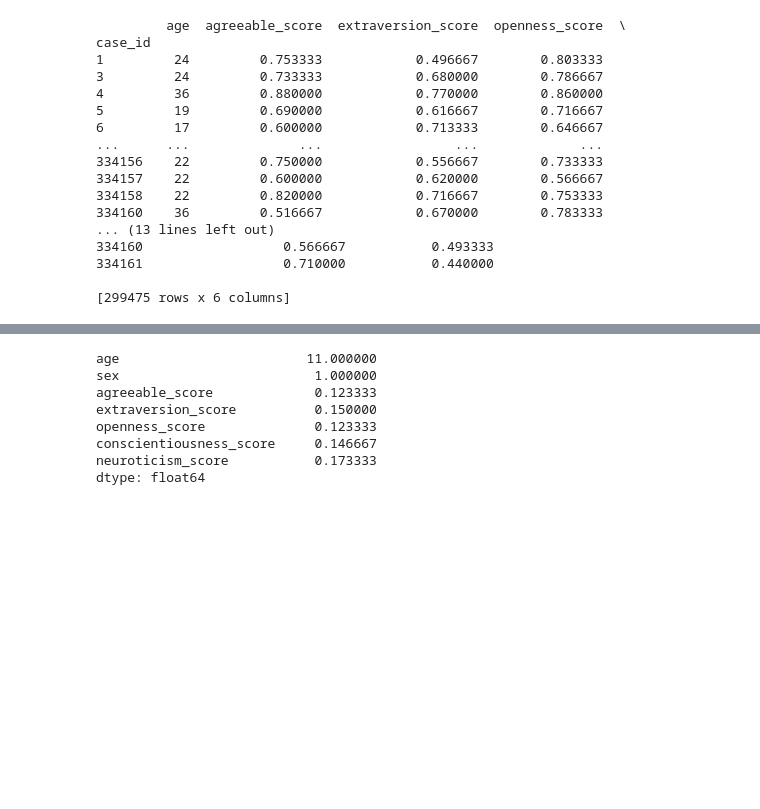
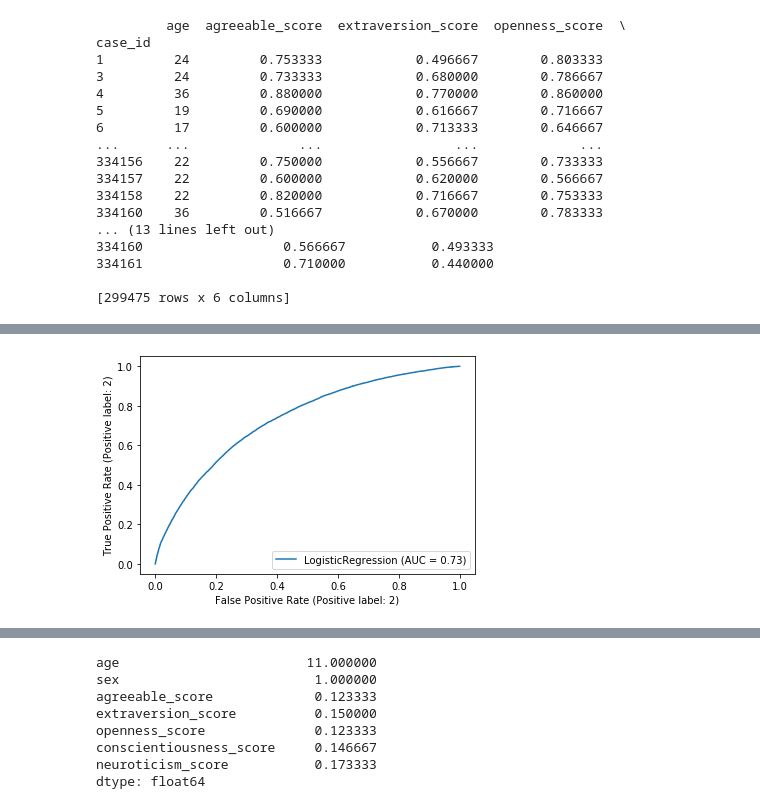
Before and after one commit to efratkohen/Big_five, a Jupyter notebook: Big Five.ipynb, the cells around one changed output, grey strips where cells are left out. Cells and saved outputs as stored; diff of their text form; code cells hidden in the pictures; blank space fills up the shorter version.

```diff
--- a/Big Five.ipynb
+++ b/Big Five.ipynb
@@ -246,0 +331,12 @@ _ = disp.ax_.set_title("Normalized Confusion Matrix")
+# %%
+#prediction of sex without the country feature by LogisticRegression model
+data_no_country = downsampled_df.drop('country', axis=1)
+target_name = 'sex'
+X_train, X_test, y_train, y_test = split_df(target_name, data_no_country)
+Lreg = LogisticRegression().fit(X_train, y_train)
+y_predicted = Lreg.predict(X_test)
+
+#prediction of sex without the country feature by GradientBoostingClassifier model
+gradient_boosting = GradientBoostingClassifier(random_state=0)
+_ = gradient_boosting.fit(X_train, y_train)
+y_predicted_gb = gradient_boosting.predict(X_test)
@@ -246,0 +361,4 @@ _ = disp.ax_.set_title("Normalized Confusion Matrix")
+# %%
+_ = plot_roc_curve(Lreg, X_test, y_test)
+# %% [output]
+[figure, added]
```
Also changed, not shown: parts of 31 cells of this notebook.
